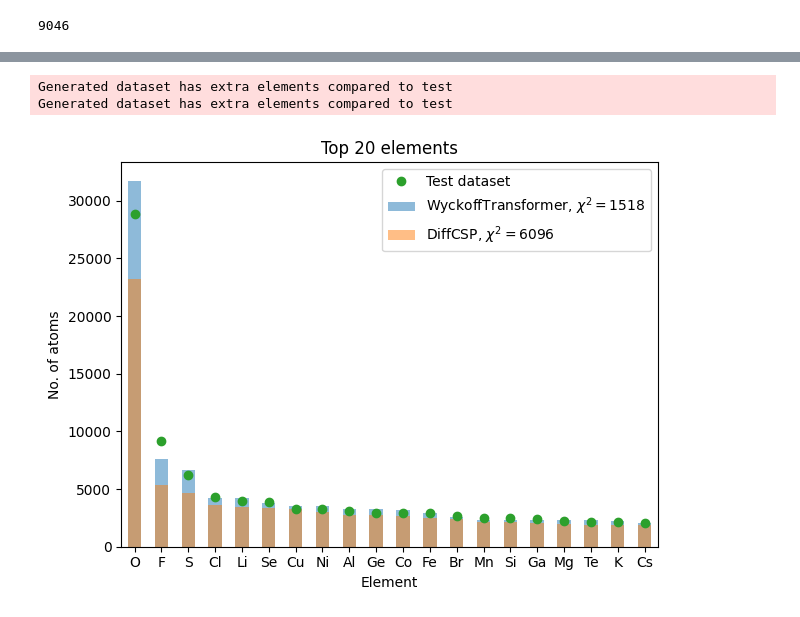
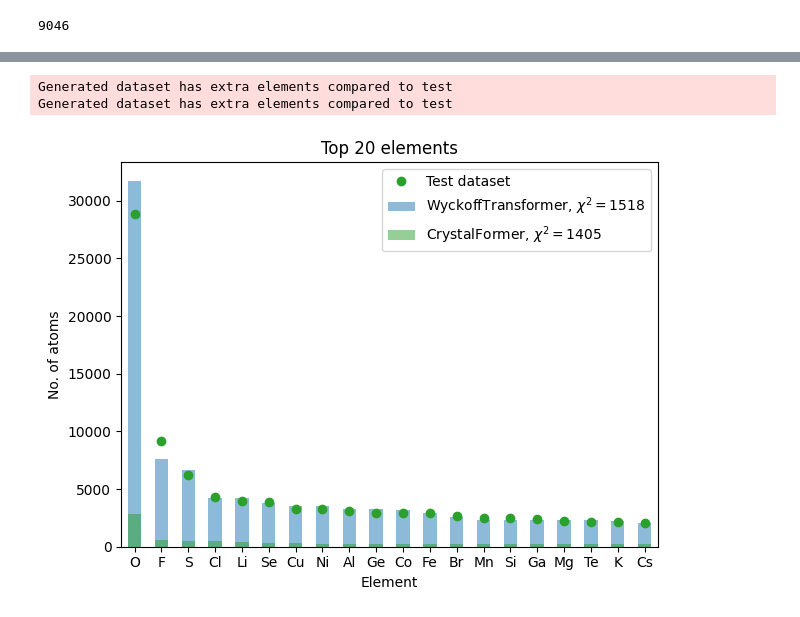
Before and after one commit to kedhip/WyckoffTransformer, a Jupyter notebook: WyckoffTransformer_vs_DiffCSP.ipynb, the cells around one changed output, grey strips where cells are left out. Cells and saved outputs as stored; diff of their text form; code cells hidden in the pictures.

```diff
--- a/WyckoffTransformer_vs_DiffCSP.ipynb
+++ b/WyckoffTransformer_vs_DiffCSP.ipynb
@@ -57,3 +57,8 @@ with gzip.open(GENERATED_PATH / f"WyckoffTransformer_{dataset}.json.gz", "rt") a
     generated_wyckoff_transformer = json.load(f)
 with gzip.open(GENERATED_PATH / f"DiffCSP_{dataset}.sites.json.gz", "rt") as f:
     generated_diffcsp = json.load(f)
+with gzip.open(GENERATED_PATH / f"CrystalFormer_{dataset}.sites.json.gz", "rt") as f:
+    generated_crystalformer = json.load(f)
+# %%
+generated_crystalformer = [x for x in generated_crystalformer if x is not None]
+print(len(generated_crystalformer))
@@ -61,8 +68,10 @@ with gzip.open(GENERATED_PATH / f"DiffCSP_{dataset}.sites.json.gz", "rt") as f:
 print("Test novelty: ",evaluator.get_test_novelty())
 print("WyckoffTransformer novelty: ", evaluator.count_novel(generated_wyckoff_transformer))
 print("DiffCSP novelty: ", evaluator.count_novel(generated_diffcsp))
+print("CrystalFormer novelty: ", evaluator.count_novel(generated_crystalformer))
 novel_wyckoff_transformer = evaluator.get_novel(generated_wyckoff_transformer)
-novel_diff_csp = evaluator.get_novel(generated_diffcsp, return_index=True)
+novel_diff_csp, diff_csp_index = evaluator.get_novel(generated_diffcsp, return_index=True)
+novel_crystalformer, crystalformer_index = evaluator.get_novel(generated_crystalformer, return_index=True)
 # %% [output]
 Test novelty:  0.9556710148131771
 WyckoffTransformer novelty:  0.8781
@@ -169,24 +191,28 @@ fig.savefig(save_path / "DiffCSP_num_elements_distribution.pdf")
 # %%
 fig, ax = plt.subplots()
 elements_wt_chi2, elements_wt, elements_test = \
     novel_evaluator.get_elements_chi2(novel_wyckoff_transformer, sample_size="test", return_counts=True)
 elements_wc_chi2, elements_wc, _ = \
     novel_evaluator.get_elements_chi2(novel_diff_csp, sample_size="test", return_counts=True)
+elements_cf_chi2, elements_cf, _ = \
+    novel_evaluator.get_elements_chi2(novel_crystalformer, sample_size="test", return_counts=True)
 elements_wt.sort_values(inplace=True, ascending=False)
 n_elements_to_plot = 20
 elements_wt.iloc[:n_elements_to_plot].plot(kind='bar', ax=ax, alpha=0.5,
     label=f"WyckoffTransformer, $\\chi^2={elements_wt_chi2.statistic:.0f}$")
-elements_wc.sort_values(ascending=False).iloc[:n_elements_to_plot].plot(kind='bar', ax=ax, alpha=0.5,
-    label=f"DiffCSP, $\\chi^2={elements_wc_chi2.statistic:.0f}$", color='tab:orange')
+#elements_wc.sort_values(ascending=False).iloc[:n_elements_to_plot].plot(kind='bar', ax=ax, alpha=0.5,
+#    label=f"DiffCSP, $\\chi^2={elements_wc_chi2.statistic:.0f}$", color='tab:orange')
+elements_cf.sort_values(ascending=False).iloc[:n_elements_to_plot].plot(kind='bar', ax=ax, alpha=0.5,
+    label=f"CrystalFormer, $\\chi^2={elements_cf_chi2.statistic:.0f}$", color='tab:green')
 elements_test.sort_values(ascending=False).iloc[:n_elements_to_plot].plot(kind='line',
-ax=ax, label="Test dataset", style='o', color='tab:green')
+    ax=ax, label="Test dataset", style='o', color='tab:green')
 ax.set_xlabel("Element")
 ax.set_ylabel("No. of atoms")
 ax.set_title(f"Top {n_elements_to_plot} elements")
 ax.legend()
 fig.tight_layout()
 fig.savefig(save_path / "DiffCSP_elements_distribution.pdf")
 # %% [output]
 Generated dataset has extra elements compared to test
 Generated dataset has extra elements compared to test
-[figure, old version]
+[figure, new version]
```
Also changed, not shown: parts of 7 cells of this notebook, 1 other file.
